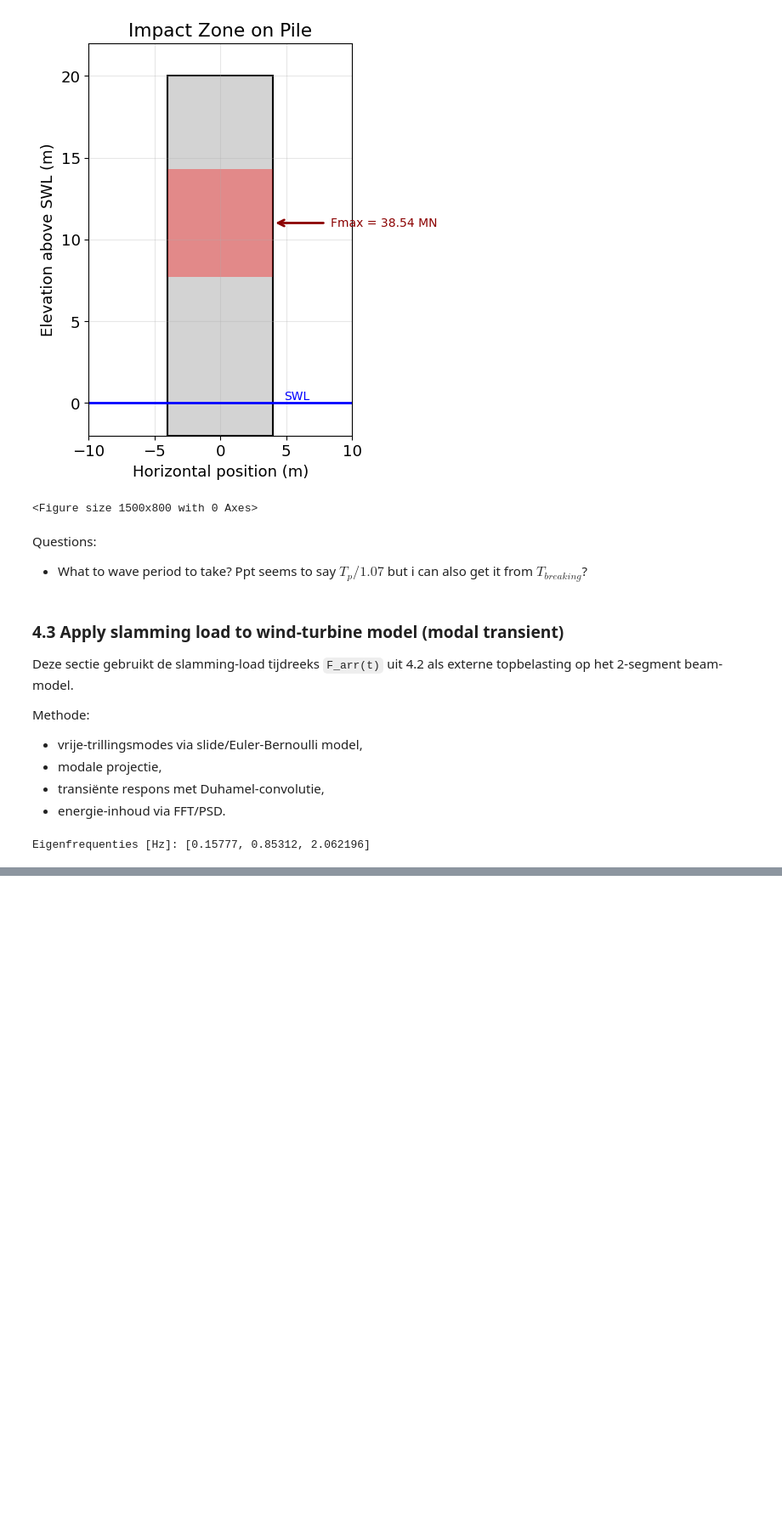
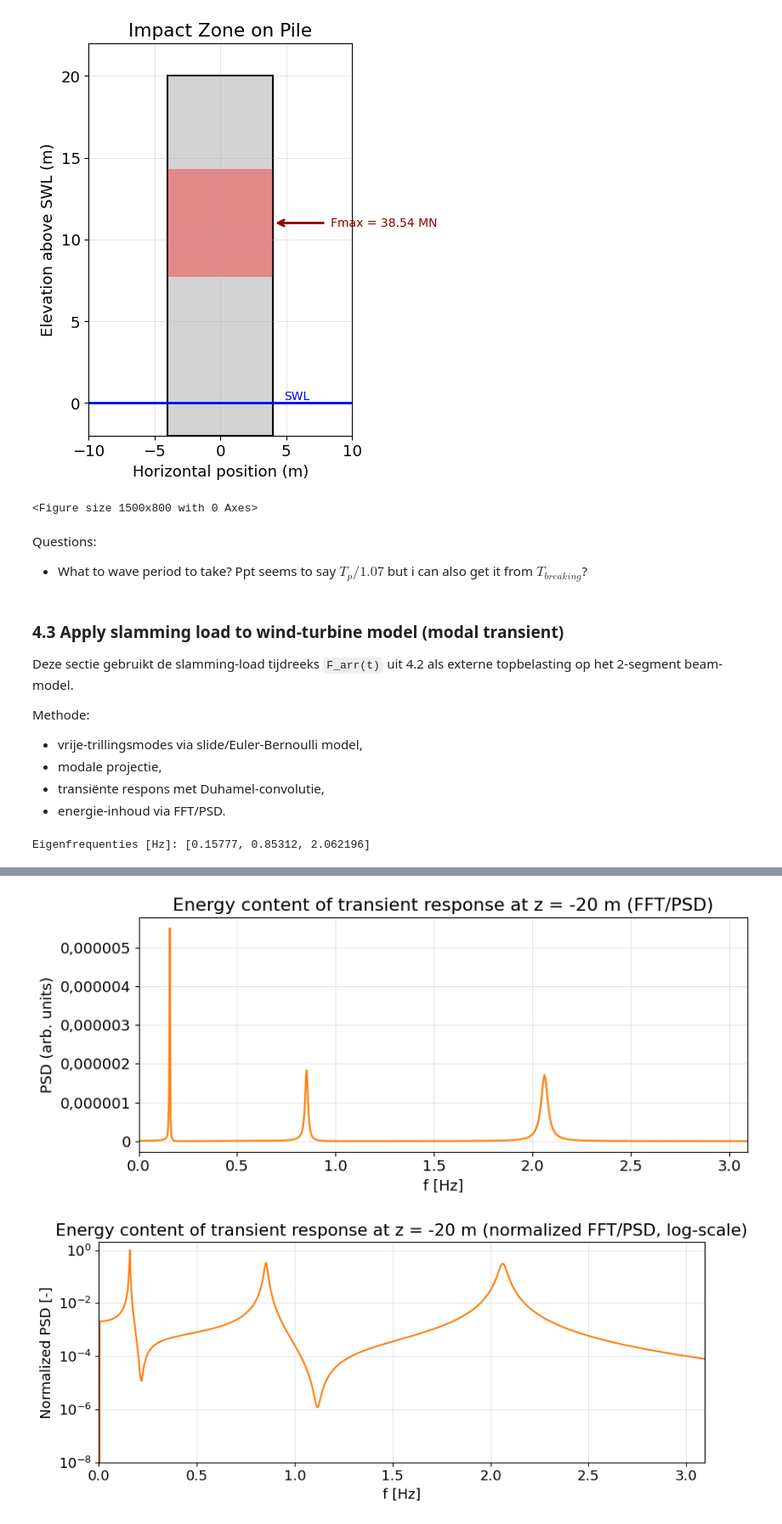
Before and after one commit to JulianEngel1999/FSI_Assignment_2, a Jupyter notebook: impulsive_wave_breaking.ipynb, the cells around one changed output, grey strips where cells are left out. Shown at 85% size. Drawn from its saved outputs; the diff is of its cells as text; code cells hidden in the pictures; blank space fills up the shorter version.

```diff
--- a/impulsive_wave_breaking.ipynb
+++ b/impulsive_wave_breaking.ipynb
@@ -738,0 +815,78 @@ plt.show()
+# %%
+# PSD and normalized PSD at one selected elevation (z = -20 m)
+from matplotlib.ticker import FuncFormatter
+
+W1_eval = sp.lambdify((z_sym, omega_sym, A1, B1, C1, D1, A2, B2, C2, D2), W1_num, 'numpy')
+W2_eval = sp.lambdify((z_sym, omega_sym, A1, B1, C1, D1, A2, B2, C2, D2), W2_num, 'numpy')
+
+def mode_consts(om):
+    Kw = Knum(om)
+    _, _, Vh = np.linalg.svd(Kw)
+    cst = Vh.conj().T[:, -1]
+    return cst / (np.max(np.abs(cst)) + 1e-16)
+
+def phi_at_z(zq, om, cst):
+    A1v, B1v, C1v, D1v, A2v, B2v, C2v, D2v = cst
+    scale = np.real(W2_eval(H_turb, om, A1v, B1v, C1v, D1v, A2v, B2v, C2v, D2v))
+    scale = float(scale) if abs(scale) > 1e-14 else 1.0
+    if zq <= 0.0:
+        return float(np.real(W1_eval(zq, om, A1v, B1v, C1v, D1v, A2v, B2v, C2v, D2v)) / scale)
+    return float(np.real(W2_eval(zq, om, A1v, B1v, C1v, D1v, A2v, B2v, C2v, D2v)) / scale)
+
+# Selected elevation
+z_sel = -20.0
+
+def comma_trim(y, _):
+    s = f"{y:.10f}".rstrip('0').rstrip('.')
+    if s in ('', '-0'):
+        s = '0'
+    return s.replace('.', ',')
+
+# Modal participation at selected elevation
+phi_sel = np.zeros(len(omega_n), dtype=float)
+for n, om in enumerate(omega_n):
+    cst = mode_consts(float(om))
+    phi_sel[n] = phi_at_z(float(z_sel), float(om), cst)
+
+# Reconstruct local response and compute PSD
+x_sel = (phi_sel @ q) - np.mean(phi_sel @ q)
+X_sel = np.fft.rfft(x_sel)
+PSD_sel = (np.abs(X_sel) ** 2) / (len(x_sel) * fs)
+PSD_sel_norm = PSD_sel / (np.max(PSD_sel) + 1e-30)
+
+# Figure 1: Absolute PSD (orange for z=-20 m)
+plt.figure(figsize=(9, 4))
+plt.plot(freq, PSD_sel, lw=1.6, color='tab:orange')
+plt.xlim(0.0, max(1.5 * float(np.max(freq_n)), 0.5))
+plt.xlabel('f [Hz]')
+plt.ylabel('PSD (arb. units)')
+plt.title(f'Energy content of transient response at z = {z_sel:.0f} m (FFT/PSD)')
+plt.grid(True, alpha=0.3)
+
+ax = plt.gca()
+ax.ticklabel_format(style='plain', axis='y', useOffset=False)
+ax.yaxis.set_major_formatter(FuncFormatter(comma_trim))
+
+plt.tight_layout()
+plt.show()
+
+# Figure 2: Normalized PSD (orange for z=-20 m)
+plt.figure(figsize=(9, 4))
+plt.plot(freq, PSD_sel_norm, lw=1.6, color='tab:orange')
+plt.xlim(0.0, max(1.5 * float(np.max(freq_n)), 0.5))
+plt.yscale('log')
+plt.ylim(1e-8, 2.0)
+plt.xlabel('f [Hz]')
+plt.ylabel('Normalized PSD [-]')
+plt.title(f'Energy content of transient response at z = {z_sel:.0f} m (normalized FFT/PSD, log-scale)')
+plt.grid(True, alpha=0.3)
+
+# Keep scientific 10^ notation for normalized axis
+ax = plt.gca()
+ax.yaxis.set_major_formatter(plt.LogFormatterMathtext())
+
+plt.tight_layout()
+plt.show()
+# %% [output]
+[figure, added]
+[figure, added]
```
Also changed, not shown: parts of 4 cells of this notebook.
